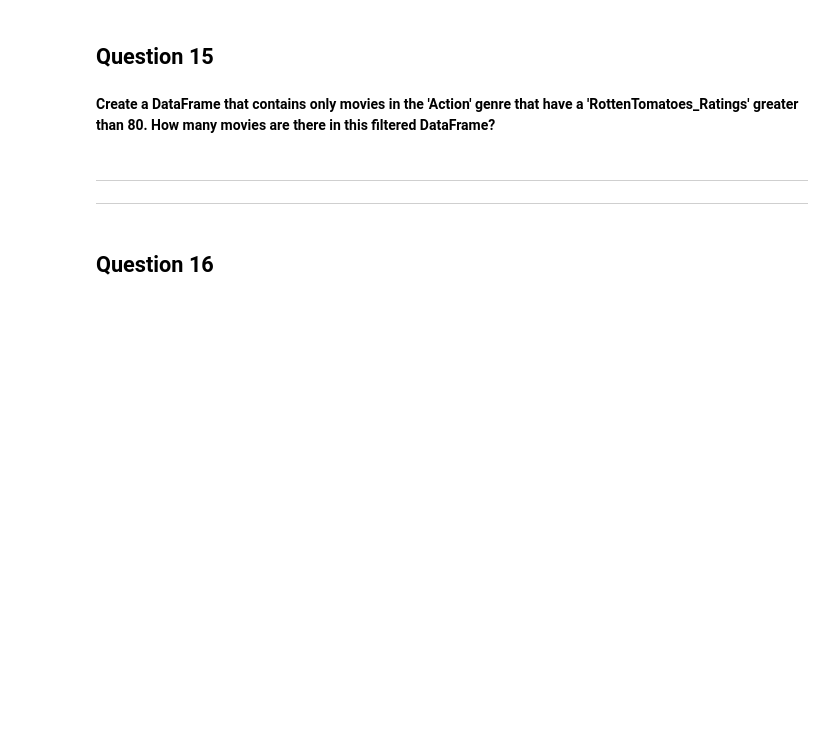
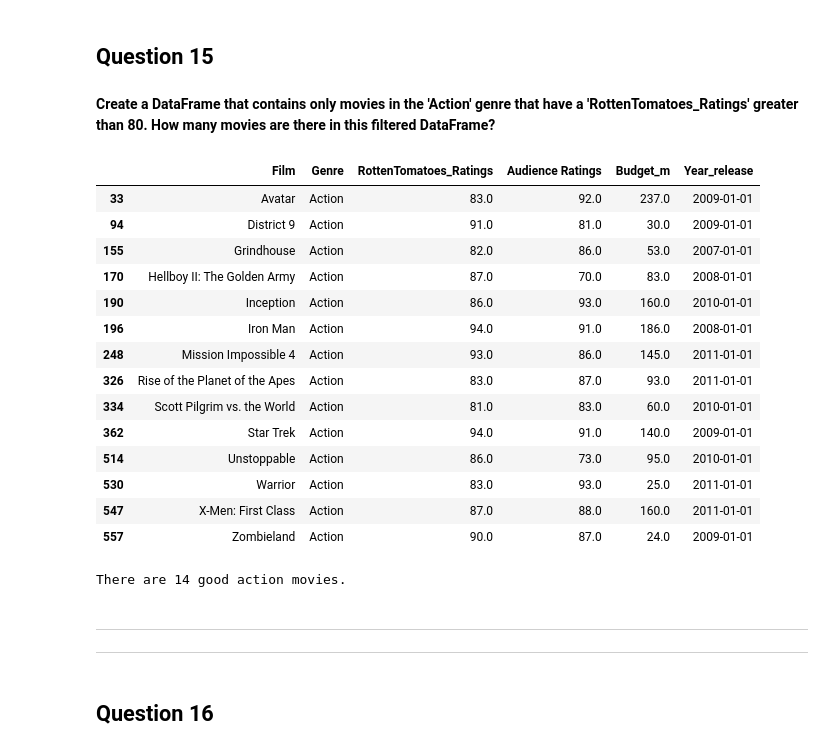
Before and after one commit to radtothebone/data-science-3401, a Jupyter notebook: Labs/Herrera_Christian_Lab10.ipynb, the cells around one changed output. Drawn from its saved outputs; the diff is of its cells as text; code cells hidden in the pictures; blank space fills up the shorter version.

```diff
--- a/Labs/Herrera_Christian_Lab10.ipynb
+++ b/Labs/Herrera_Christian_Lab10.ipynb
@@ -233,3 +374,7 @@
 ## **Question 13**
 # %% [markdown]
 **Convert the 'Year of release' column to a datetime format.**
+# %%
+df['Year_release'] = pd.to_datetime(df['Year_release'], format='%Y')
+
+df.head()
@@ -265,6 +417,29 @@
 ## **Question 15**
 # %% [markdown]
 **Create a DataFrame that contains only movies in the 'Action' genre that have a 'RottenTomatoes_Ratings' greater than 80. How many movies are there in this filtered DataFrame?**
+# %%
+good_action_df = df[(df['Genre'] == 'Action') & (df['RottenTomatoes_Ratings'] > 80)]
+
+display(good_action_df)
+
+print(f'There are {good_action_df.shape[0]} good action movies.')
+# %% [output]
+|  | Film | Genre | RottenTomatoes_Ratings | Audience Ratings | Budget_m | Year_release |
+| 33 | Avatar | Action | 83.0 | 92.0 | 237.0 | 2009-01-01 |
+| 94 | District 9 | Action | 91.0 | 81.0 | 30.0 | 2009-01-01 |
+| 155 | Grindhouse | Action | 82.0 | 86.0 | 53.0 | 2007-01-01 |
+| 170 | Hellboy II: The Golden Army | Action | 87.0 | 70.0 | 83.0 | 2008-01-01 |
+| 190 | Inception | Action | 86.0 | 93.0 | 160.0 | 2010-01-01 |
+| 196 | Iron Man | Action | 94.0 | 91.0 | 186.0 | 2008-01-01 |
+| 248 | Mission Impossible 4 | Action | 93.0 | 86.0 | 145.0 | 2011-01-01 |
+| 326 | Rise of the Planet of the Apes | Action | 83.0 | 87.0 | 93.0 | 2011-01-01 |
+| 334 | Scott Pilgrim vs. the World | Action | 81.0 | 83.0 | 60.0 | 2010-01-01 |
+| 362 | Star Trek | Action | 94.0 | 91.0 | 140.0 | 2009-01-01 |
+| 514 | Unstoppable | Action | 86.0 | 73.0 | 95.0 | 2010-01-01 |
+| 530 | Warrior | Action | 83.0 | 93.0 | 25.0 | 2011-01-01 |
+| 547 | X-Men: First Class | Action | 87.0 | 88.0 | 160.0 | 2011-01-01 |
+| 557 | Zombieland | Action | 90.0 | 87.0 | 24.0 | 2009-01-01 |
+There are 14 good action movies.
 # %% [markdown]
 
 
```
Also changed, not shown: parts of 13 cells of this notebook, 4 other files.
